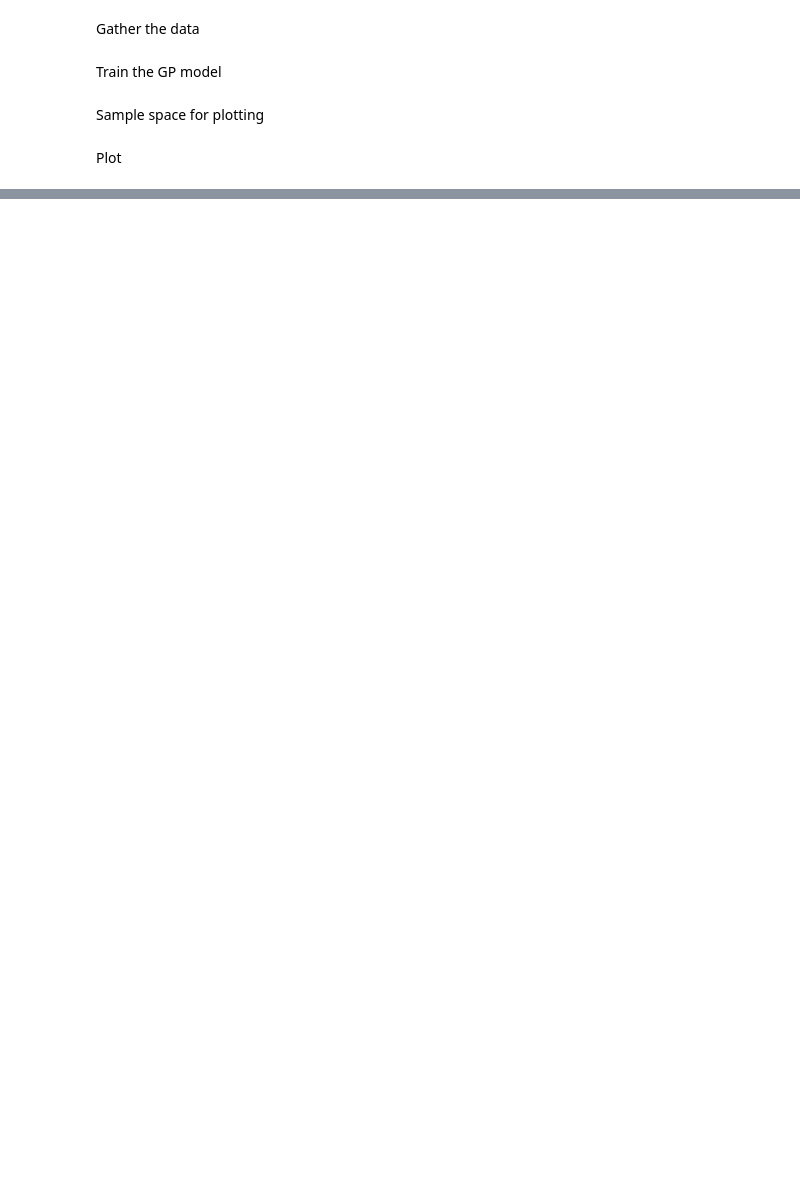
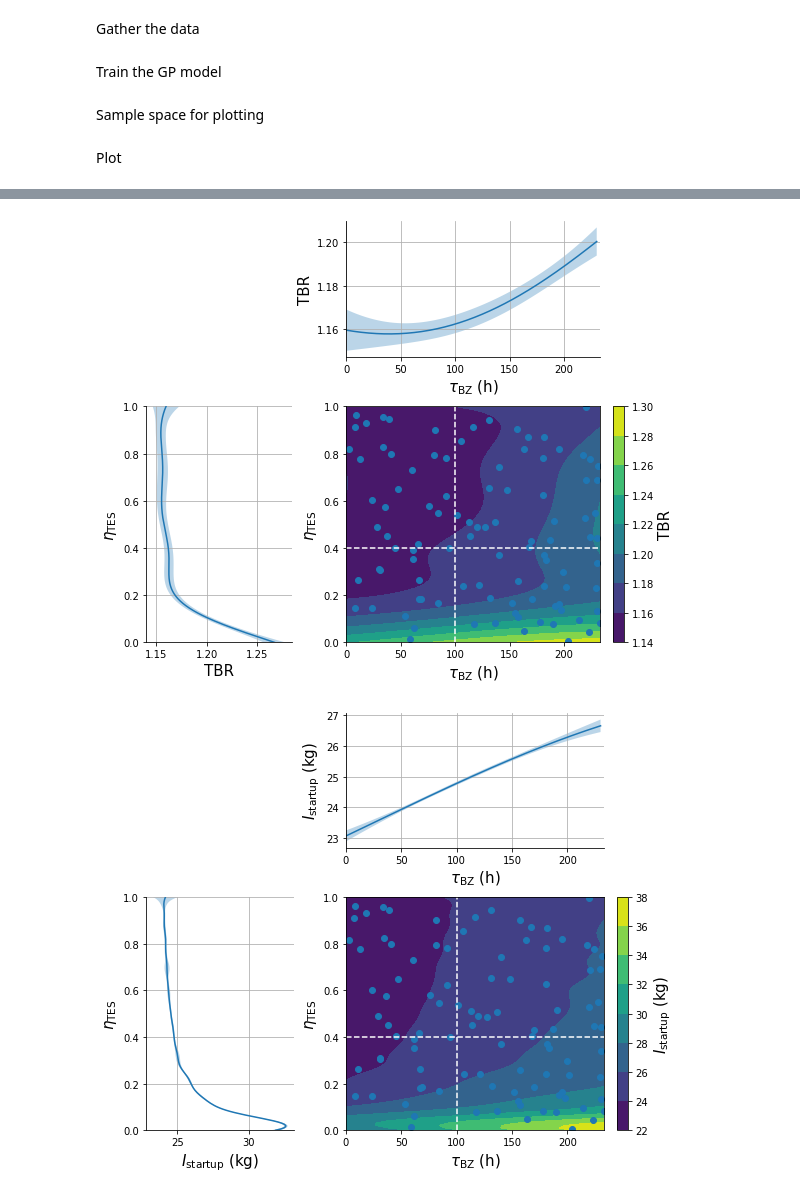
Before and after one commit to SamueleMeschini/fc-results, a Jupyter notebook: step_results.ipynb, the cells around one changed output, grey strips where cells are left out. Saved outputs shown, nothing was run; the diff lists cells and outputs as text; code cells hidden in the pictures; blank space fills up the shorter version.

Commit message:
2D maps STEP results

```diff
--- a/step_results.ipynb
+++ b/step_results.ipynb
@@ -53,0 +47,78 @@ plt.show()
+# %%
+fixed_eta = 0.4
+fixed_tau = 100*3600
+
+
+for gp, mean_metric, label in zip([GP_tbr, GP_startup_inv], [mean_tbr, mean_startup_inv], ["TBR", r"$I_\mathrm{startup}$ (kg)"]):
+    fig, axs = plt.subplots(2, 2, figsize=(8, 6.48), constrained_layout=True, sharex="col", sharey="row",
+                        gridspec_kw={
+                            'width_ratios': [1.15, 2],
+                            'height_ratios': [1.15, 2]})
+    # 0, 0
+    axs[0][0].axis('off')
+
+    contour_ax = axs[1][1]
+    top_ax = axs[0][1]
+    left_ax = axs[1][0]
+
+
+    plt.sca(contour_ax)
+
+    CF = plt.contourf(XX/3600, YY, mean_metric.reshape([N_tau, N_eta]), levels=8)
+
+    plt.scatter(data["tau_bzs"]/3600, data["eta_TES"])
+
+    plt.axvline(x=fixed_tau/3600, linestyle="dashed", color="white")
+    plt.axhline(y=fixed_eta, linestyle="dashed", color="white")
+
+    plt.sca(top_ax)
+    tau_bz = np.linspace(0, 230*3600, num=200)
+
+    pts = [(tau, fixed_eta) for tau in tau_bz]
+
+    mean, stdev = gp(pts)
+
+    plt.plot(tau_bz/3600, mean)
+    plt.fill_between(tau_bz/3600, mean - 2*stdev, mean + 2*stdev, alpha=0.3)
+
+    plt.sca(left_ax)
+
+    eta_tes = np.linspace(0, 1, num=200)
+
+    pts = [(fixed_tau, eta) for eta in eta_tes]
+
+    mean, stdev = gp(pts)
+
+    plt.plot(mean, eta_tes)
+    plt.fill_betweenx(eta_tes, mean - 2*stdev, mean + 2*stdev, alpha=0.3)
+
+    cb = fig.colorbar(CF, ax=contour_ax)
+    cb.set_label(label=label, fontsize=15)
+    left_ax.set_xlabel(label, fontsize=15)
+    top_ax.set_ylabel(label, fontsize=15)
+    contour_ax.set_xlabel(r"$\tau_\mathrm{BZ}$ (h)", fontsize=15)
+    top_ax.set_xlabel(r"$\tau_\mathrm{BZ}$ (h)", fontsize=15)
+    left_ax.set_ylabel(r"$\eta_\mathrm{TES}$", fontsize=15)
+    contour_ax.set_ylabel(r"$\eta_\mathrm{TES}$", fontsize=15)
+
+    contour_ax.set_ylim(0, 1)
+    # top_ax.set_ylim(bottom=1)
+
+    left_ax.grid()
+    top_ax.grid()
+
+    top_ax.xaxis.set_tick_params(which='both', labelbottom=True)
+    top_ax.yaxis.set_tick_params(which='both', labelleft=True)
+    contour_ax.yaxis.set_tick_params(which='both', labelleft=True)
+
+
+    left_ax.spines.top.set_visible(False)
+    left_ax.spines.right.set_visible(False)
+
+    top_ax.spines.top.set_visible(False)
+    top_ax.spines.right.set_visible(False)
+    plt.savefig(f"{label}_step_2d_map.pdf".replace(" ", "_").replace("(kg)", "").replace("$I_\\mathrm{startup}$", "I_startup"))
+    plt.show()
+# %% [output]
+[figure, added]
+[figure, added]
```
Also changed, not shown: parts of 1 cell of this notebook, 2 other files.
